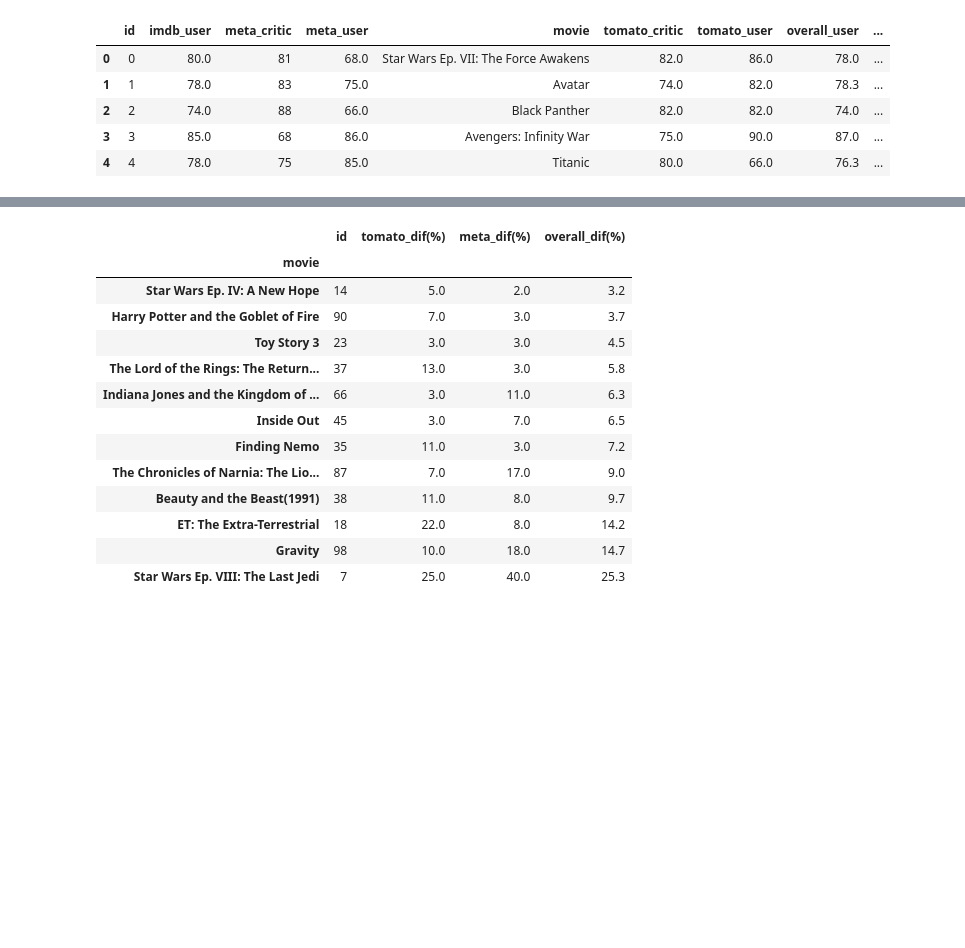
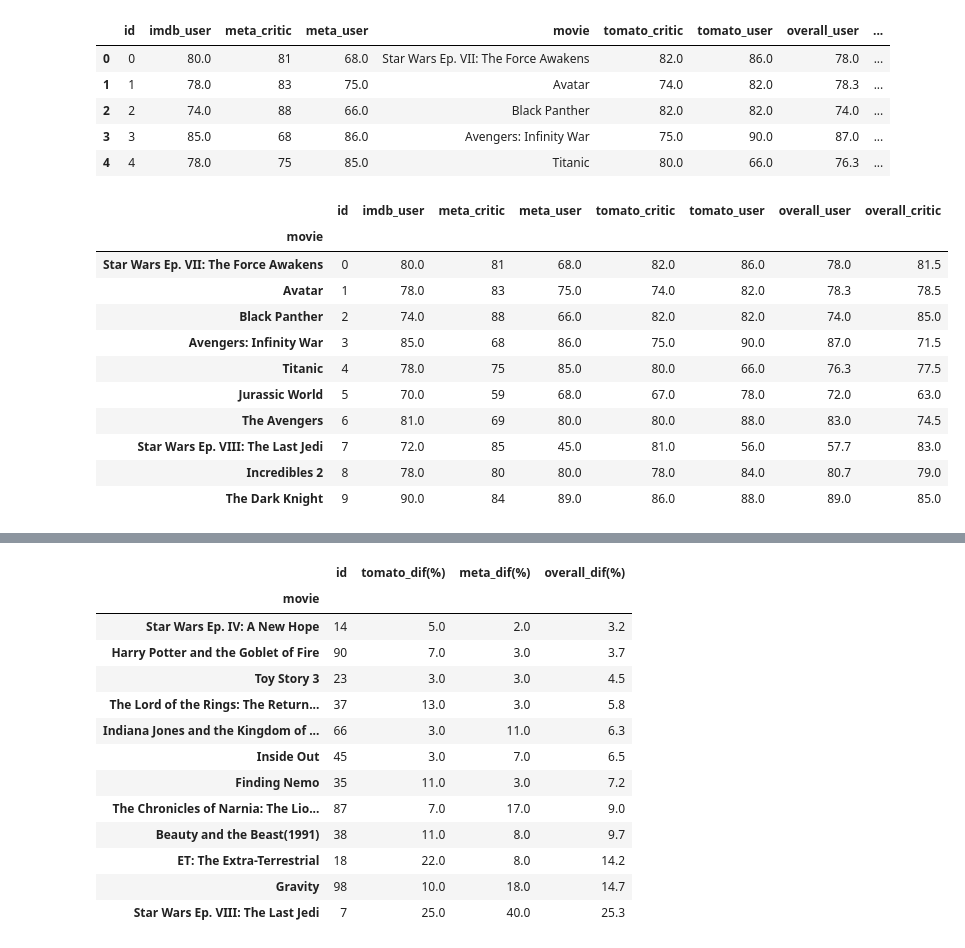
Before and after one commit to elsantonato/13-Project_2-Group_7, a Jupyter notebook: wangdian_subfolder/graph_plot.ipynb, the cells around one changed output, grey strips where cells are left out. Saved outputs shown, nothing was run; the diff lists cells and outputs as text; code cells hidden in the pictures; blank space fills up the shorter version.

```diff
--- a/wangdian_subfolder/graph_plot.ipynb
+++ b/wangdian_subfolder/graph_plot.ipynb
@@ -75,0 +83,16 @@ user_cretic_rate.head()
+# %%
+final_plot = user_cretic_rate.set_index('movie')[:10]
+final_plot
+# %% [output]
+|  | id | imdb_user | meta_critic | meta_user | tomato_critic | tomato_user | overall_user | overall_critic |
+| movie |  |  |  |  |  |  |  |  |
+| Star Wars Ep. VII: The Force Awakens | 0 | 80.0 | 81 | 68.0 | 82.0 | 86.0 | 78.0 | 81.5 |
+| Avatar | 1 | 78.0 | 83 | 75.0 | 74.0 | 82.0 | 78.3 | 78.5 |
+| Black Panther | 2 | 74.0 | 88 | 66.0 | 82.0 | 82.0 | 74.0 | 85.0 |
+| Avengers: Infinity War | 3 | 85.0 | 68 | 86.0 | 75.0 | 90.0 | 87.0 | 71.5 |
+| Titanic | 4 | 78.0 | 75 | 85.0 | 80.0 | 66.0 | 76.3 | 77.5 |
+| Jurassic World | 5 | 70.0 | 59 | 68.0 | 67.0 | 78.0 | 72.0 | 63.0 |
+| The Avengers | 6 | 81.0 | 69 | 80.0 | 80.0 | 88.0 | 83.0 | 74.5 |
+| Star Wars Ep. VIII: The Last Jedi | 7 | 72.0 | 85 | 45.0 | 81.0 | 56.0 | 57.7 | 83.0 |
+| Incredibles 2 | 8 | 78.0 | 80 | 80.0 | 78.0 | 84.0 | 80.7 | 79.0 |
+| The Dark Knight | 9 | 90.0 | 84 | 89.0 | 86.0 | 88.0 | 89.0 | 85.0 |
```
Also changed, not shown: parts of 5 cells of this notebook, 2 other files.
